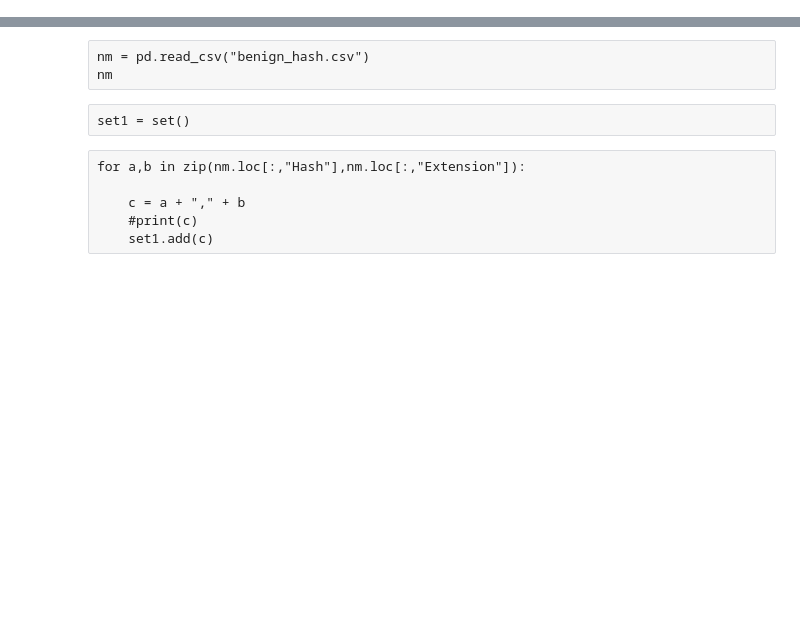
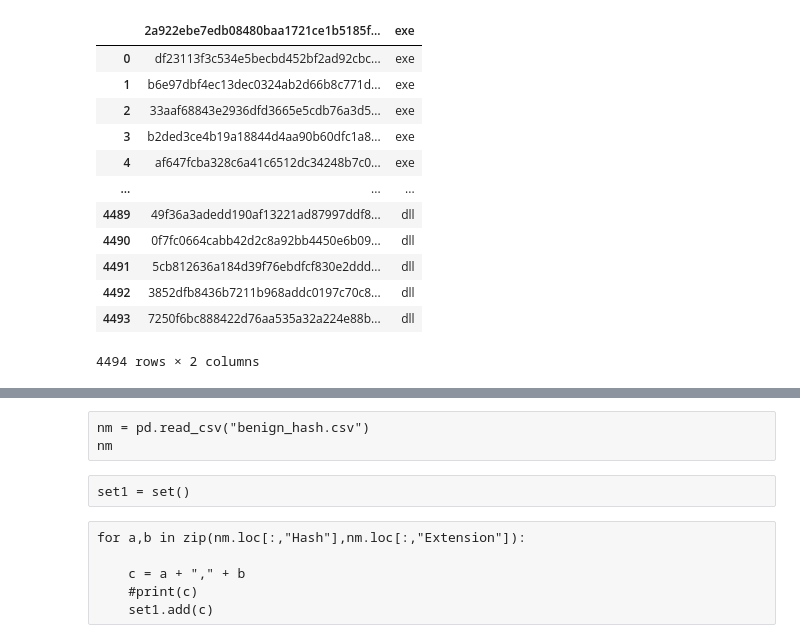
Before and after one commit to Promit-revar/Information_security_analysis_audit_project, a Jupyter notebook: Benign_Upload.ipynb, the cells around one changed output, grey strips where cells are left out. Drawn from its saved outputs; the diff is of its cells as text; code cells hidden in the pictures; blank space fills up the shorter version.

Commit message:
benign-fetch-complete

```diff
--- a/Benign_Upload.ipynb
+++ b/Benign_Upload.ipynb
@@ -100,0 +104,17 @@ data
+# %%
+rest = pd.read_csv("benign_hash_ex.csv")
+rest
+# %% [output]
+|  | 2a922ebe7edb08480baa1721ce1b5185f... | exe |
+| 0 | df23113f3c534e5becbd452bf2ad92cbc... | exe |
+| 1 | b6e97dbf4ec13dec0324ab2d66b8c771d... | exe |
+| 2 | 33aaf68843e2936dfd3665e5cdb76a3d5... | exe |
+| 3 | b2ded3ce4b19a18844d4aa90b60dfc1a8... | exe |
+| 4 | af647fcba328c6a41c6512dc34248b7c0... | exe |
+| ... | ... | ... |
+| 4489 | 49f36a3adedd190af13221ad87997ddf8... | dll |
+| 4490 | 0f7fc0664cabb42d2c8a92bb4450e6b09... | dll |
+| 4491 | 5cb812636a184d39f76ebdfcf830e2ddd... | dll |
+| 4492 | 3852dfb8436b7211b968addc0197c70c8... | dll |
+| 4493 | 7250f6bc888422d76aa535a32a224e88b... | dll |
+4494 rows × 2 columns
```
Also changed, not shown: parts of 10 cells of this notebook, 1 other file.
